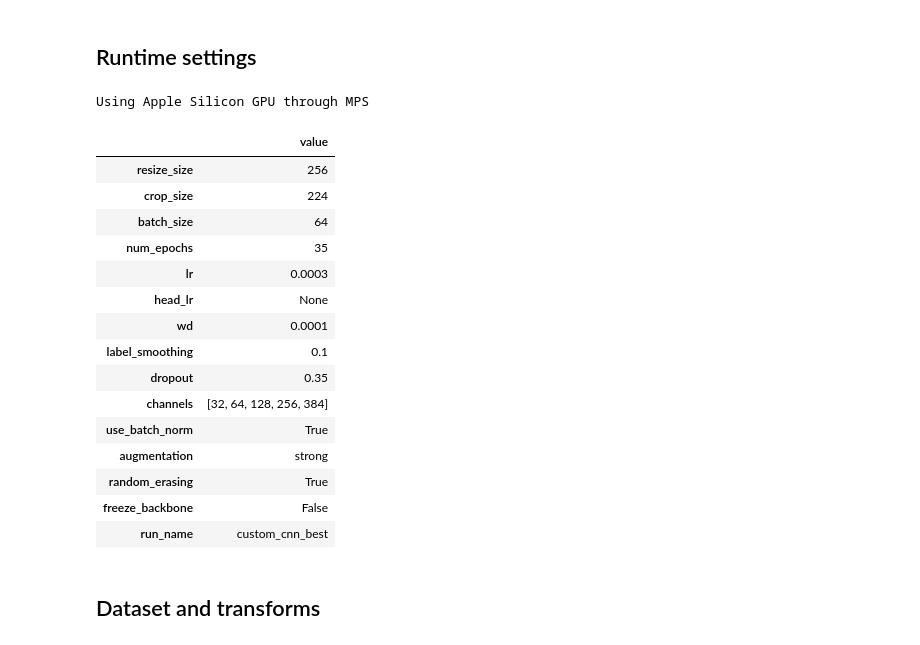
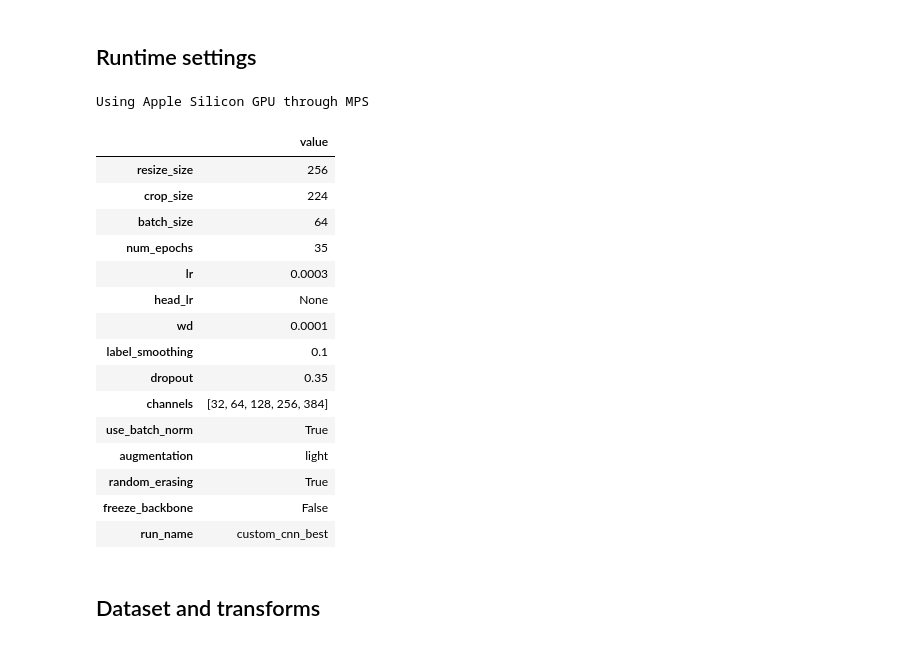
Before and after one commit to mohamadch91/UNIBO_IPCV_Image_classification, a Jupyter notebook: assignment_module_two.ipynb, the cells around one changed output. Saved outputs shown, nothing was run; the diff lists cells and outputs as text; code cells hidden in the pictures.

```diff
--- a/assignment_module_two.ipynb
+++ b/assignment_module_two.ipynb
@@ -126,35 +128,35 @@ cfg = {
 
     "lr": 3e-4,
     "head_lr": None,
     "wd": 1e-4,
     "label_smoothing": 0.1,
 
     "dropout": 0.35,
     "channels": [32, 64, 128, 256, 384],
     "use_batch_norm": True,
-    "augmentation": "strong",
+    "augmentation": "light",
     "random_erasing": True,
     "freeze_backbone": False,
 
     "run_name": "custom_cnn_best"
 }
 
 pd.DataFrame.from_dict(cfg, orient="index", columns=["value"])
 # %% [output]
 Using Apple Silicon GPU through MPS
 |  | value |
 | resize_size | 256 |
 | crop_size | 224 |
 | batch_size | 64 |
 | num_epochs | 35 |
 | lr | 0.0003 |
 | head_lr | None |
 | wd | 0.0001 |
 | label_smoothing | 0.1 |
 | dropout | 0.35 |
 | channels | [32, 64, 128, 256, 384] |
 | use_batch_norm | True |
-| augmentation | strong |
+| augmentation | light |
 | random_erasing | True |
 | freeze_backbone | False |
 | run_name | custom_cnn_best |
```
Also changed, not shown: parts of 5 cells of this notebook, 1 other file.
